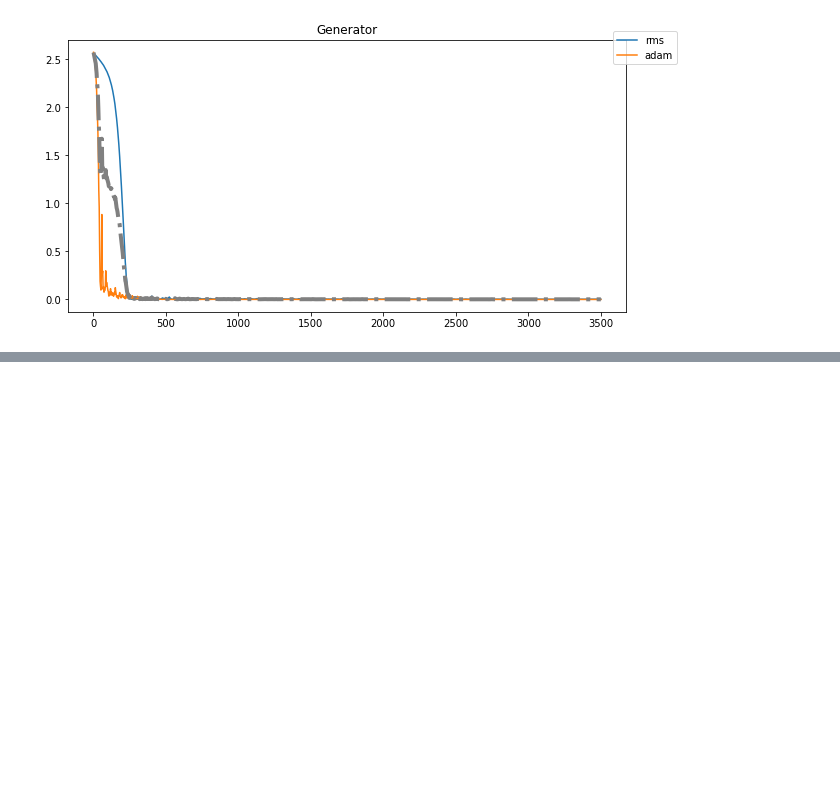
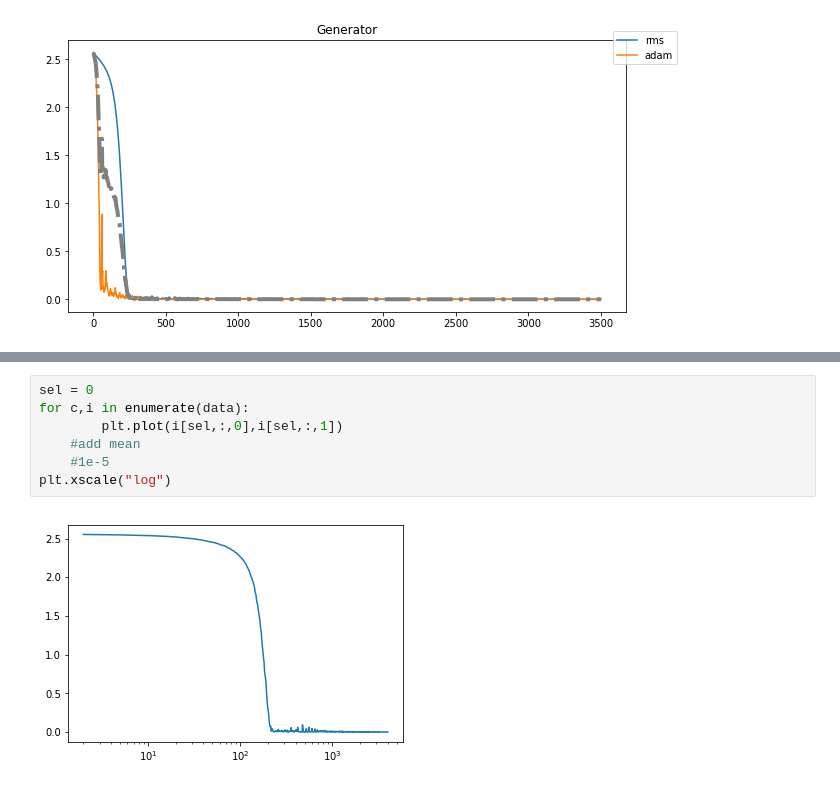
Before and after one commit to camila-ud/ciGAN, a Jupyter notebook: graphs.ipynb, the cells around one changed output, grey strips where cells are left out. Drawn from its saved outputs; the diff is of its cells as text; blank space fills up the shorter version.

```diff
--- a/graphs.ipynb
+++ b/graphs.ipynb
@@ -332,0 +354,9 @@ toplot(lsgan,lg,"Generator", 0)
+# %%
+sel = 0
+for c,i in enumerate(data):
+        plt.plot(i[sel,:,0],i[sel,:,1])
+    #add mean
+    #1e-5
+plt.xscale("log")
+# %% [output]
+[figure, added]
```
Also changed, not shown: parts of 14 cells of this notebook.
